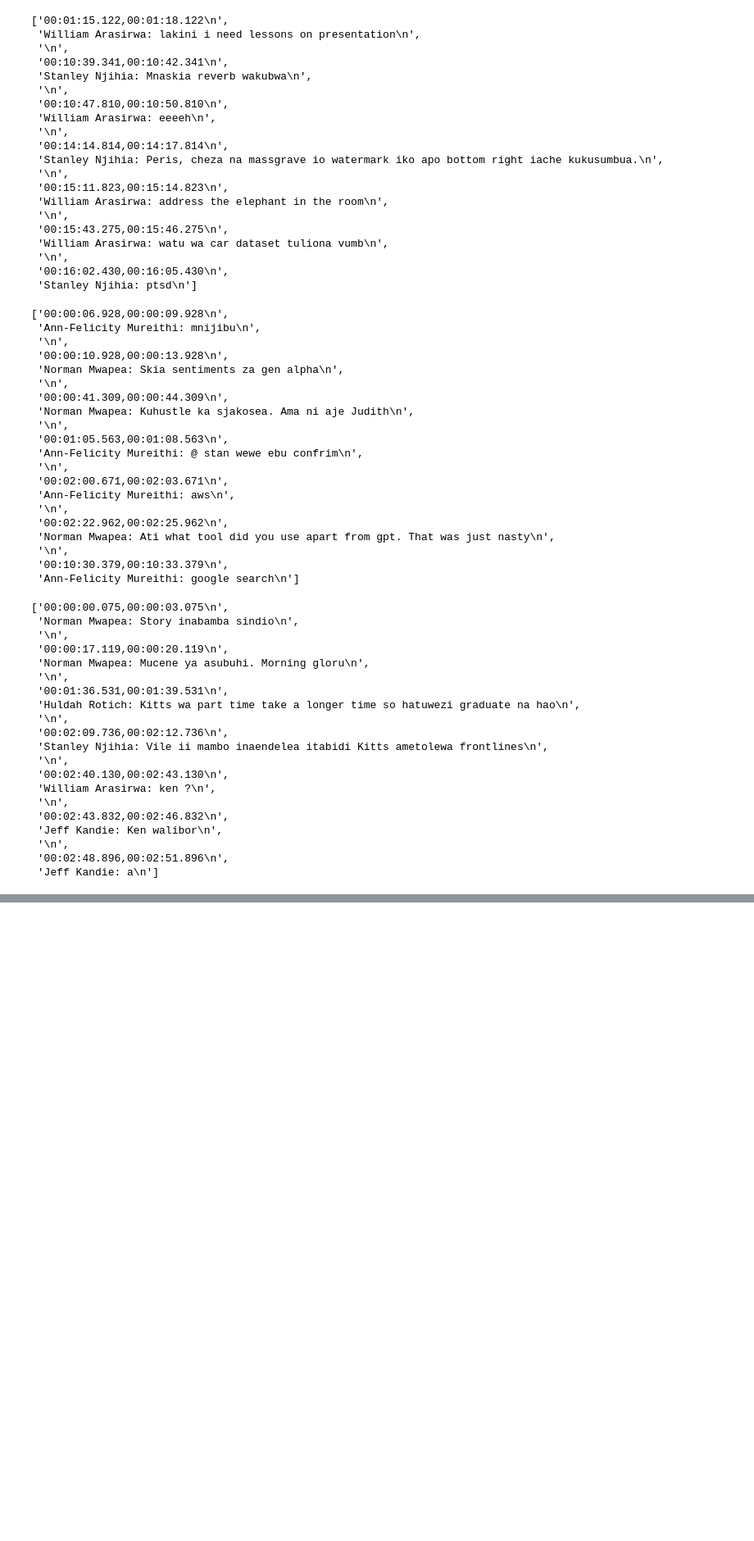
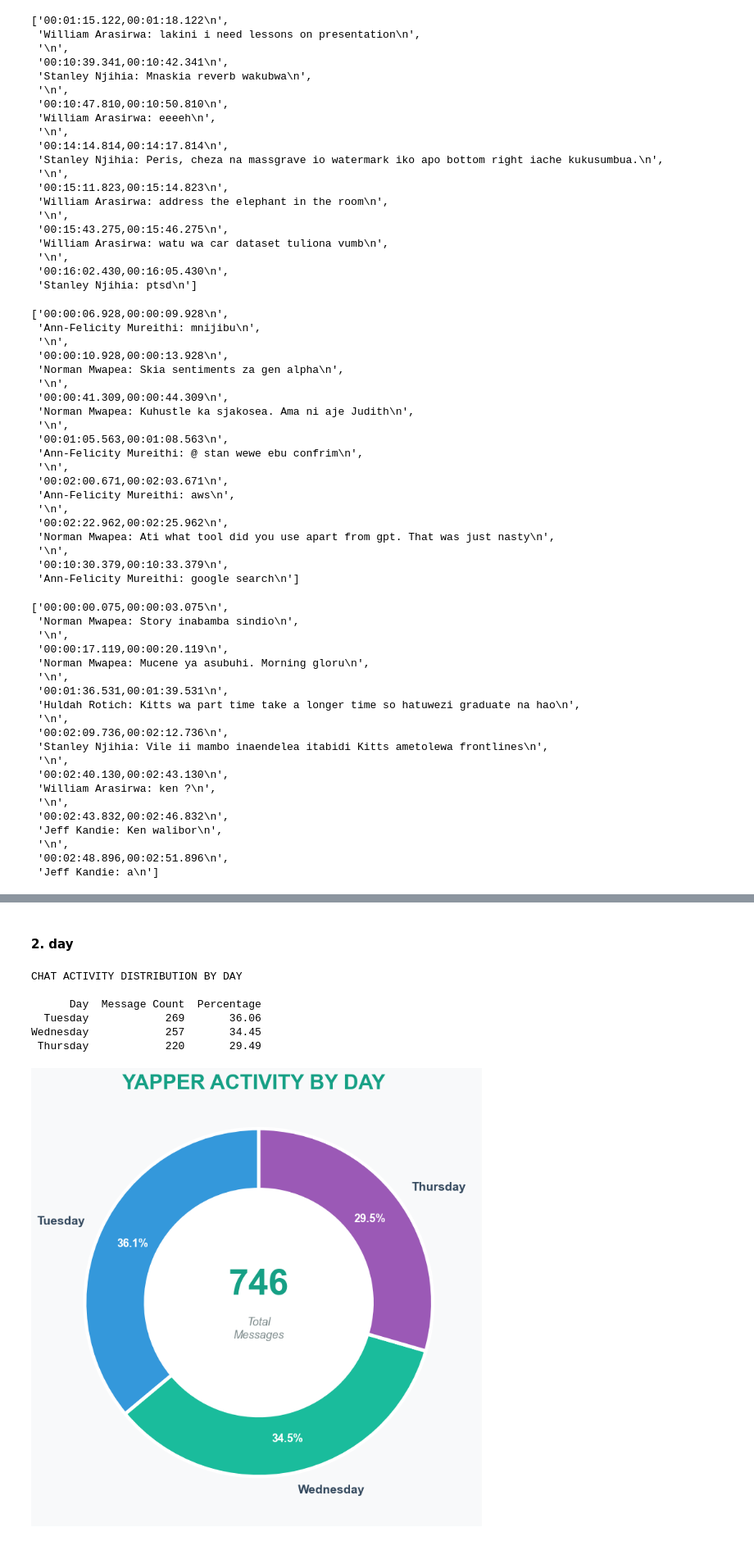
Before and after one commit to Vain-Guy/chit-chat, a Jupyter notebook: chatterbox.ipynb, the cells around one changed output, grey strips where cells are left out. Shown at 82% size. Saved outputs shown, nothing was run; the diff lists cells and outputs as text; code cells hidden in the pictures; blank space fills up the shorter version.

```diff
--- a/chatterbox.ipynb
+++ b/chatterbox.ipynb
@@ -376,0 +731,80 @@ display(final_df)
+# %% [markdown]
+#### 2. day
+# %%
+# Create a dataframe from day_counts
+day_distribution = pd.DataFrame({
+    'Day': day_counts.index,
+    'Message Count': day_counts.values,
+    'Percentage': (day_counts.values / day_counts.sum() * 100).round(2)
+})
+
+day_distribution = pd.concat([day_distribution], ignore_index=True)
+
+# Display the dataframe
+print("CHAT ACTIVITY DISTRIBUTION BY DAY\n")
+print(day_distribution.to_string(index=False))
+print("\n")
+
+# Create figure with light theme
+fig, ax = plt.subplots(figsize=(7.5, 7.5), facecolor='#f8f9fa')
+ax.set_facecolor('#ffffff')
+
+# Light modern palette - soft blues, teals, and purples
+light_colors = ['#3498db', '#1abc9c', '#9b59b6', '#e74c3c', '#f39c12', '#16a085', '#2ecc71']
+colors = light_colors[:len(day_counts)]
+
+# Create donut chart
+wedges, texts, autotexts = ax.pie(
+    day_counts.values,
+    labels=day_counts.index,
+    autopct='%1.1f%%',
+    startangle=90,
+    colors=colors,
+    wedgeprops=dict(width=0.35, edgecolor='white', linewidth=4),
+    textprops={'color': '#2c3e50', 'fontsize': 13, 'weight': 'bold'},
+    pctdistance=0.80
+)
+
+# Style percentage labels
+for autotext in autotexts:
+    autotext.set_color('white')
+    autotext.set_fontsize=11
+    autotext.set_weight('bold')
+
+# Style day labels
+for text in texts:
+    text.set_color('#34495e')
+    text.set_fontsize(14)
+    text.set_weight('bold')
+
+# Add center circle for donut effect
+centre_circle = plt.Circle((0, 0), 0.65, fc='#ffffff', linewidth=0)
+ax.add_artist(centre_circle)
+
+# Add center text with light theme colors
+total_messages = day_counts.sum()
+ax.text(0, 0.1, f'{total_messages}',
+        ha='center', va='center',
+        fontsize=42, weight='bold', color='#16a085')
+ax.text(0, -0.15, 'Total\nMessages',
+        ha='center', va='center',
+        fontsize=13, color='#7f8c8d', style='italic')
+
+# Title with modern styling
+fig.text(0.5, 0.96, 'YAPPER ACTIVITY BY DAY',
+         ha='center',
+         fontsize=24,
+         weight='bold',
+         color='#16a085',
+         fontfamily='sans-serif')
+
+plt.tight_layout()
+plt.show()
+# %% [output]
+CHAT ACTIVITY DISTRIBUTION BY DAY
+
+      Day  Message Count  Percentage
+  Tuesday            269       36.06
+Wednesday            257       34.45
+ Thursday            220       29.49
+[figure, added]
```
Also changed, not shown: parts of 33 cells of this notebook.
